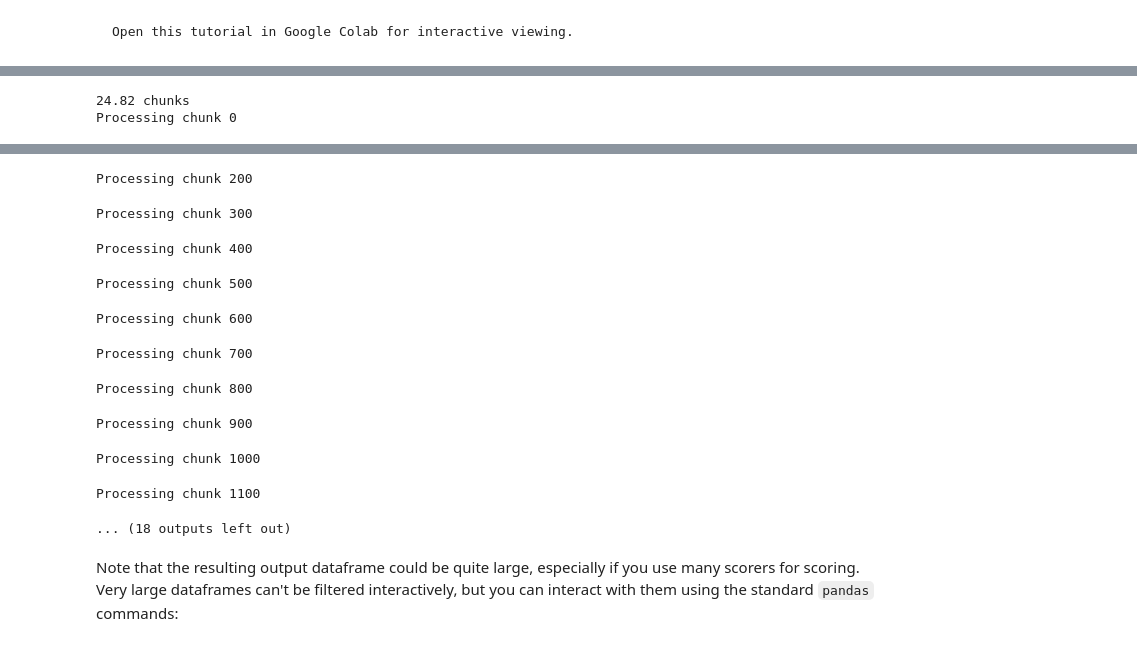
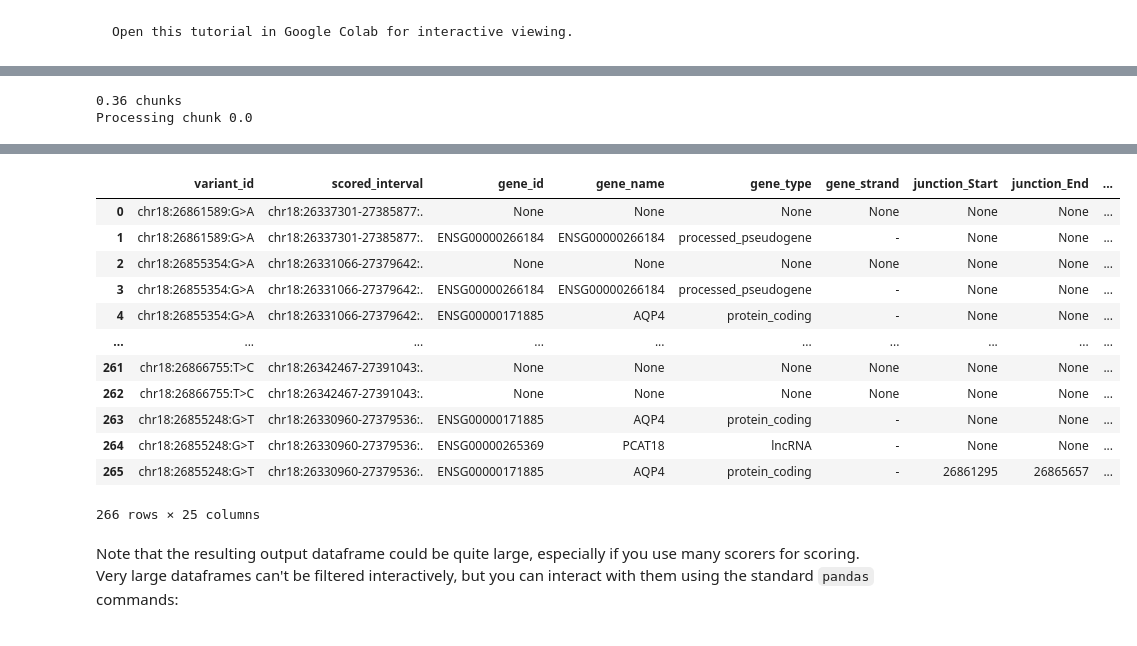
Before and after one commit to SiBeer/Alzheimers-Prediction, a Jupyter notebook: colabs/batch_variant_scoring.ipynb, the cells around one changed output, grey strips where cells are left out. Drawn from its saved outputs; the diff is of its cells as text; code cells hidden in the pictures.

```diff
--- a/colabs/batch_variant_scoring.ipynb
+++ b/colabs/batch_variant_scoring.ipynb
@@ -37,11 +37,3 @@ data_table.enable_dataframe_formatter()
 
 # Load the model.
 dna_model = dna_client.create(colab_utils.get_api_key())
-# %%
-vcf_file = '/content/AQP4_all_variants.vcf'  # @param
-
-vcf = pd.read_csv(vcf_file, sep='\t')
-
-
-vcf_1 = vcf.iloc[:1000,:]
-vcf_2 = vcf.iloc[1000:,:]
@@ -81,7 +41,7 @@ score_variant(interval: alphagenome.data.genome.Interval, variant: alphagenome.d
 # @title Score batch of variants.
 
 # Load VCF file containing variants.
-vcf_file = '/content/AQP4_all_variants.vcf'  # @param
+vcf_file = '/content/AQP4_all_variants_MAF.vcf'  # @param
 
 # We provide an example list of variants to illustrate.
 #vcf_file = """variant_id\tCHROM\tPOS\tREF\tALT
@@ -216,5 +176,5 @@ if download_predictions:
 
 df_scores
 # %% [output]
-24.82 chunks
-Processing chunk 0
+0.36 chunks
+Processing chunk 0.0
@@ -222,11 +184,13 @@ Processing chunk 100
+|  | variant_id | scored_interval | gene_id | gene_name | gene_type | gene_strand | junction_Start | junction_End | ... |
+| 0 | chr18:26861589:G>A | chr18:26337301-27385877:. | None | None | None | None | None | None | ... |
+| 1 | chr18:26861589:G>A | chr18:26337301-27385877:. | ENSG00000266184 | ENSG00000266184 | processed_pseudogene | - | None | None | ... |
+| 2 | chr18:26855354:G>A | chr18:26331066-27379642:. | None | None | None | None | None | None | ... |
+| 3 | chr18:26855354:G>A | chr18:26331066-27379642:. | ENSG00000266184 | ENSG00000266184 | processed_pseudogene | - | None | None | ... |
+| 4 | chr18:26855354:G>A | chr18:26331066-27379642:. | ENSG00000171885 | AQP4 | protein_coding | - | None | None | ... |
+| ... | ... | ... | ... | ... | ... | ... | ... | ... | ... |
+| 261 | chr18:26866755:T>C | chr18:26342467-27391043:. | None | None | None | None | None | None | ... |
+| 262 | chr18:26866755:T>C | chr18:26342467-27391043:. | None | None | None | None | None | None | ... |
+| 263 | chr18:26855248:G>T | chr18:26330960-27379536:. | ENSG00000171885 | AQP4 | protein_coding | - | None | None | ... |
+| 264 | chr18:26855248:G>T | chr18:26330960-27379536:. | ENSG00000265369 | PCAT18 | lncRNA | - | None | None | ... |
+| 265 | chr18:26855248:G>T | chr18:26330960-27379536:. | ENSG00000171885 | AQP4 | protein_coding | - | 26861295 | 26865657 | ... |
-Processing chunk 200
+266 rows × 25 columns
-Processing chunk 300
-Processing chunk 400
-Processing chunk 500
-Processing chunk 600
-Processing chunk 700
-Processing chunk 800
-Processing chunk 900
-Processing chunk 1000
-Processing chunk 1100
-... (18 outputs left out)
```
Also changed, not shown: parts of 6 cells of this notebook.
